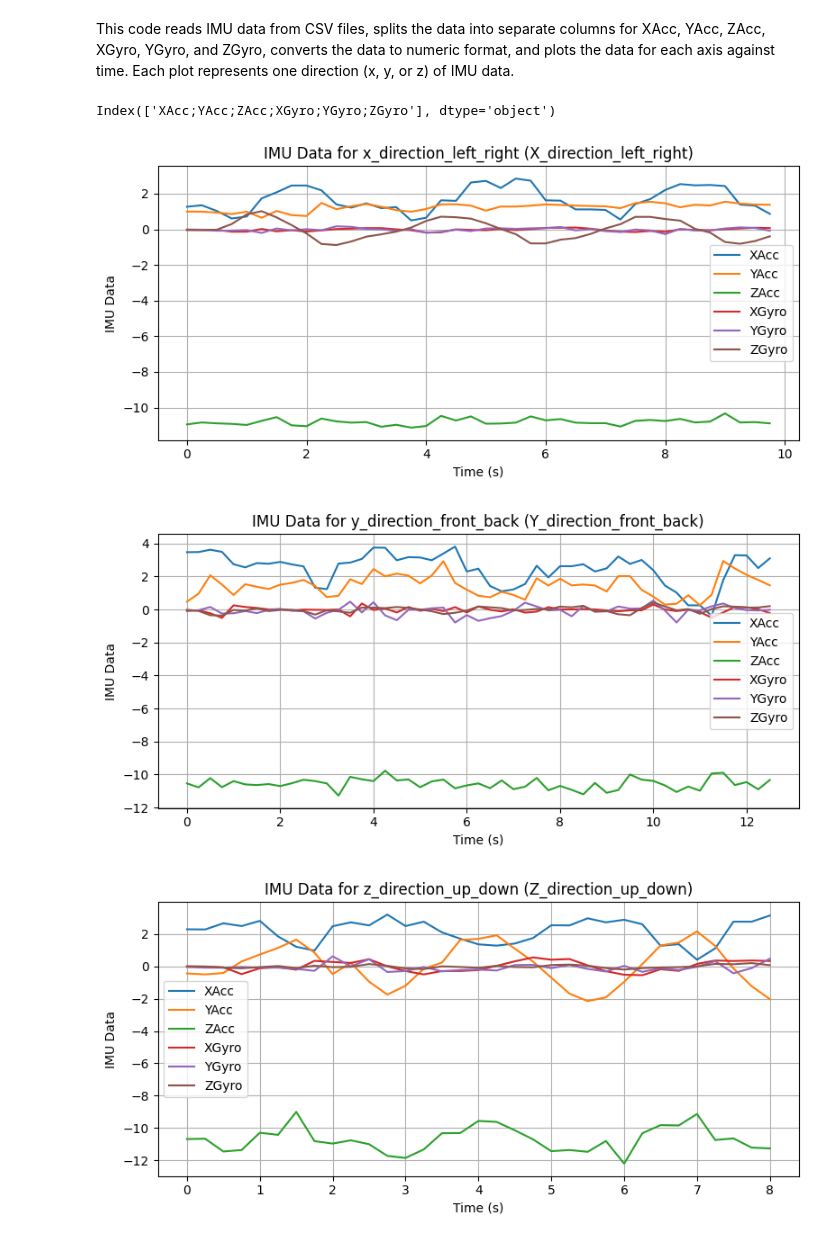
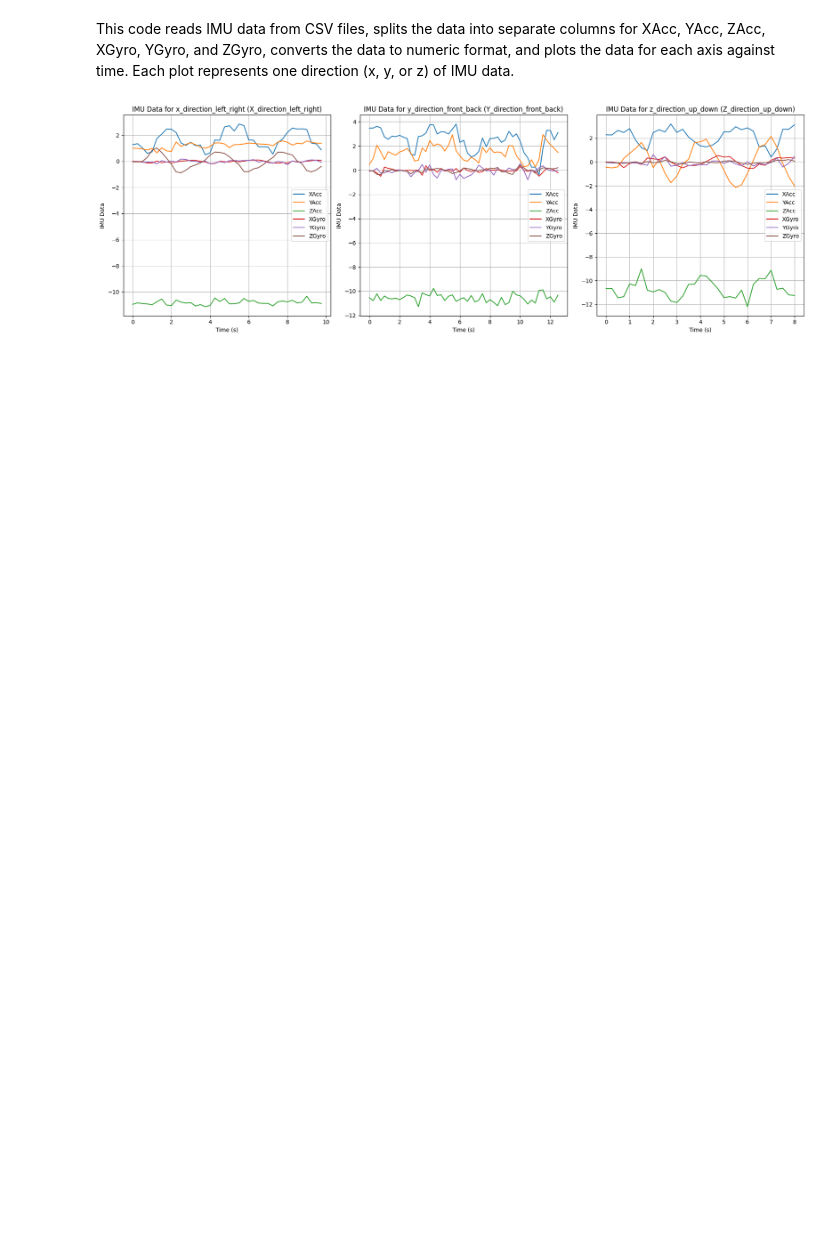
Before and after one commit to martina-adler/Student-Project-SignGlove, a Jupyter notebook: Plotting/Data_Plotting_IMU.ipynb, the cells around one changed output. Saved outputs shown, nothing was run; the diff lists cells and outputs as text; code cells hidden in the pictures; blank space fills up the shorter version.

```diff
--- a/Plotting/Data_Plotting_IMU.ipynb
+++ b/Plotting/Data_Plotting_IMU.ipynb
@@ -19,57 +19,47 @@ This code reads IMU data from CSV files, splits the data into separate columns f
 # %%
 # Liste der Dateipfade
 file_paths = ["/content/drive/MyDrive/Colab Notebooks/MCI /Sign Glove/Data/IMU/x_direction_left_right.csv",
               "/content/drive/MyDrive/Colab Notebooks/MCI /Sign Glove/Data/IMU/y_direction_front_back.csv",
               "/content/drive/MyDrive/Colab Notebooks/MCI /Sign Glove/Data/IMU/z_direction_up_down.csv",]
 
-# Process and plot the data for each file
-for file_path in file_paths:
-    # Read the data
-    df = pd.read_csv(file_path)
+# Create a single figure with three subplots arranged horizontally
+fig, axes = plt.subplots(1, 3, figsize=(18, 6))
 
-print(df.columns)
-
-# Process and plot the data for each file
-for file_path in file_paths:
+for i, file_path in enumerate(file_paths):
     # Read the data
     df = pd.read_csv(file_path)
 
     # Split the single column into multiple columns
     df[['XAcc', 'YAcc', 'ZAcc', 'XGyro', 'YGyro', 'ZGyro']] = df['XAcc;YAcc;ZAcc;XGyro;YGyro;ZGyro'].str.split(';', expand=True)
 
     # Convert sensor values to numeric, handle errors with coerce
     df[['XAcc', 'YAcc', 'ZAcc', 'XGyro', 'YGyro', 'ZGyro']] = df[['XAcc', 'YAcc', 'ZAcc', 'XGyro', 'YGyro', 'ZGyro']].apply(pd.to_numeric, errors='coerce')
 
     # Drop any rows with missing values
     df.dropna(inplace=True)
 
     # Calculate the time vector based on the sampling rate (250 ms)
     sampling_rate = 0.25  # Sampling rate in seconds
     time_vector = np.arange(0, len(df) * sampling_rate, sampling_rate)
 
     # Plotting IMU data for each axis
-    plt.figure(figsize=(8, 4))
-
     # Plotting acceleration data
-    plt.plot(time_vector, df['XAcc'], label='XAcc')
-    plt.plot(time_vector, df['YAcc'], label='YAcc')
-    plt.plot(time_vector, df['ZAcc'], label='ZAcc')
+    axes[i].plot(time_vector, df['XAcc'], label='XAcc')
+    axes[i].plot(time_vector, df['YAcc'], label='YAcc')
+    axes[i].plot(time_vector, df['ZAcc'], label='ZAcc')
 
     # Plotting gyroscope data
-    plt.plot(time_vector, df['XGyro'], label='XGyro')
-    plt.plot(time_vector, df['YGyro'], label='YGyro')
-    plt.plot(time_vector, df['ZGyro'], label='ZGyro')
+    axes[i].plot(time_vector, df['XGyro'], label='XGyro')
+    axes[i].plot(time_vector, df['YGyro'], label='YGyro')
+    axes[i].plot(time_vector, df['ZGyro'], label='ZGyro')
 
-    plt.xlabel('Time (s)')
-    plt.ylabel('IMU Data')
-    plt.title(f'IMU Data for {file_path.split("/")[-1].split(".")[0]} ({file_path.split("/")[-1].split(".")[0].capitalize()})')
-    plt.legend()
-    plt.grid(True)
+    axes[i].set_xlabel('Time (s)')
+    axes[i].set_ylabel('IMU Data')
+    axes[i].set_title(f'IMU Data for {file_path.split("/")[-1].split(".")[0]} ({file_path.split("/")[-1].split(".")[0].capitalize()})')
+    axes[i].legend()
+    axes[i].grid(True)
 
-    plt.tight_layout()
-    plt.show()
+plt.tight_layout()
+plt.show()
 # %% [output]
-Index(['XAcc;YAcc;ZAcc;XGyro;YGyro;ZGyro'], dtype='object')
-[figure, old version]
+[figure, new version]
-[figure, removed]
-[figure, removed]
```
Also changed, not shown: parts of 1 cell of this notebook.
